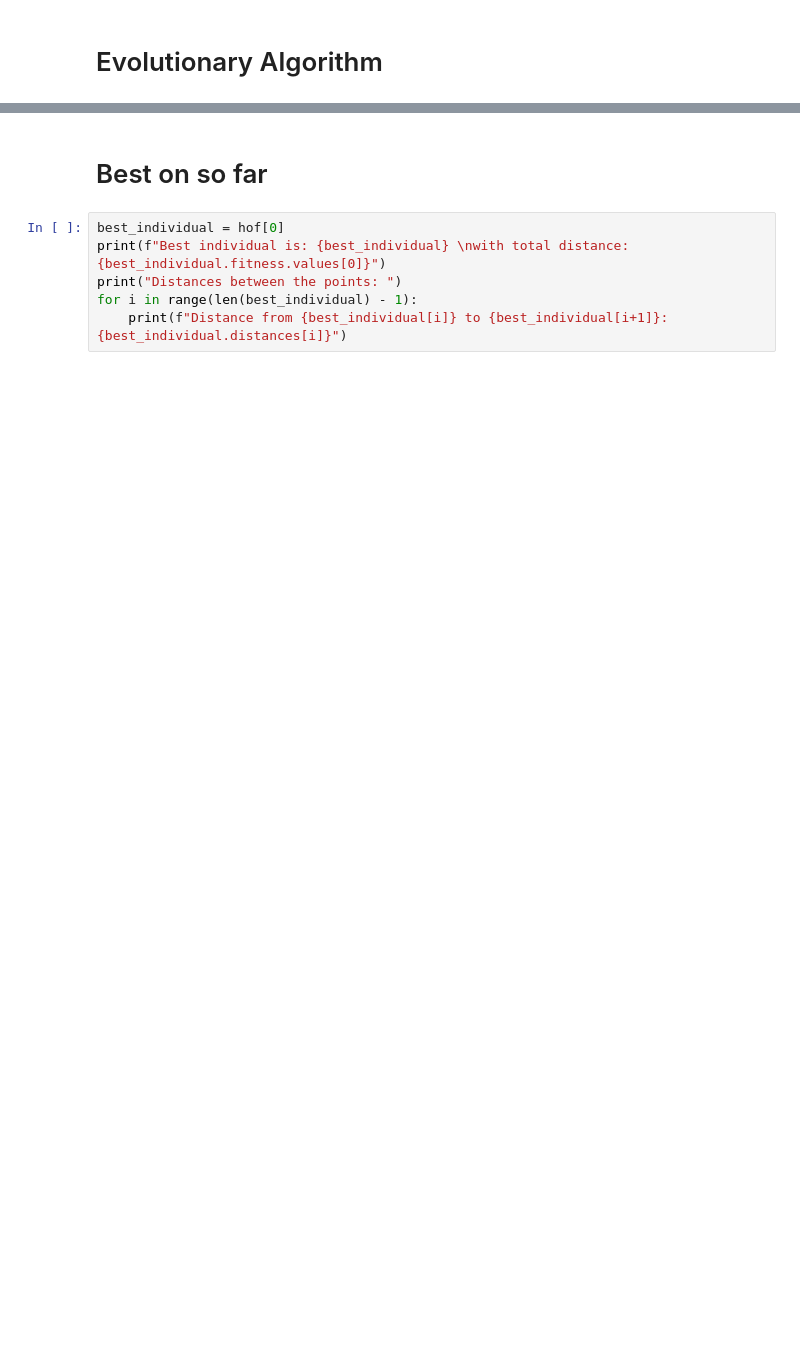
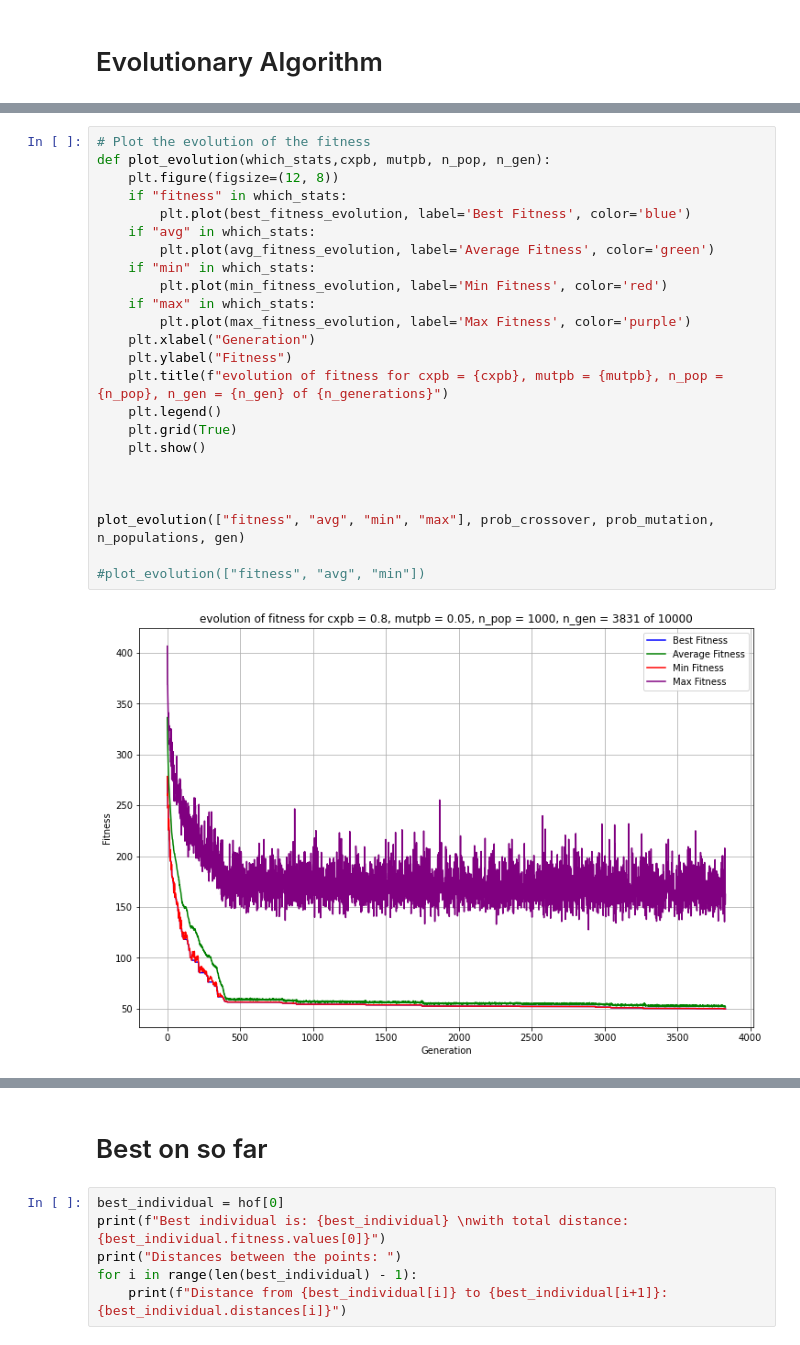
Before and after one commit to leobt23/Computational_Intelligence_forIOT, a Jupyter notebook: project_3_evolution_algorithms/main.ipynb, the cells around one changed output, grey strips where cells are left out. Cells and saved outputs as stored; diff of their text form; blank space fills up the shorter version.

```diff
--- a/project_3_evolution_algorithms/main.ipynb
+++ b/project_3_evolution_algorithms/main.ipynb
@@ -86,0 +391,26 @@ toolbox.register("evaluate", evalTSP)
+# %%
+# Plot the evolution of the fitness
+def plot_evolution(which_stats,cxpb, mutpb, n_pop, n_gen):
+    plt.figure(figsize=(12, 8))
+    if "fitness" in which_stats:
+        plt.plot(best_fitness_evolution, label='Best Fitness', color='blue')
+    if "avg" in which_stats:
+        plt.plot(avg_fitness_evolution, label='Average Fitness', color='green')
+    if "min" in which_stats:
+        plt.plot(min_fitness_evolution, label='Min Fitness', color='red')
+    if "max" in which_stats:
+        plt.plot(max_fitness_evolution, label='Max Fitness', color='purple')
+    plt.xlabel("Generation")
+    plt.ylabel("Fitness")
+    plt.title(f"evolution of fitness for cxpb = {cxpb}, mutpb = {mutpb}, n_pop = {n_pop}, n_gen = {n_gen} of {n_generations}")
+    plt.legend()
+    plt.grid(True)
+    plt.show()
+
+
+
+plot_evolution(["fitness", "avg", "min", "max"], prob_crossover, prob_mutation, n_populations, gen)
+
+#plot_evolution(["fitness", "avg", "min"])
+# %% [output]
+[figure, added]
```
Also changed, not shown: parts of 28 cells of this notebook, 10 other files.
